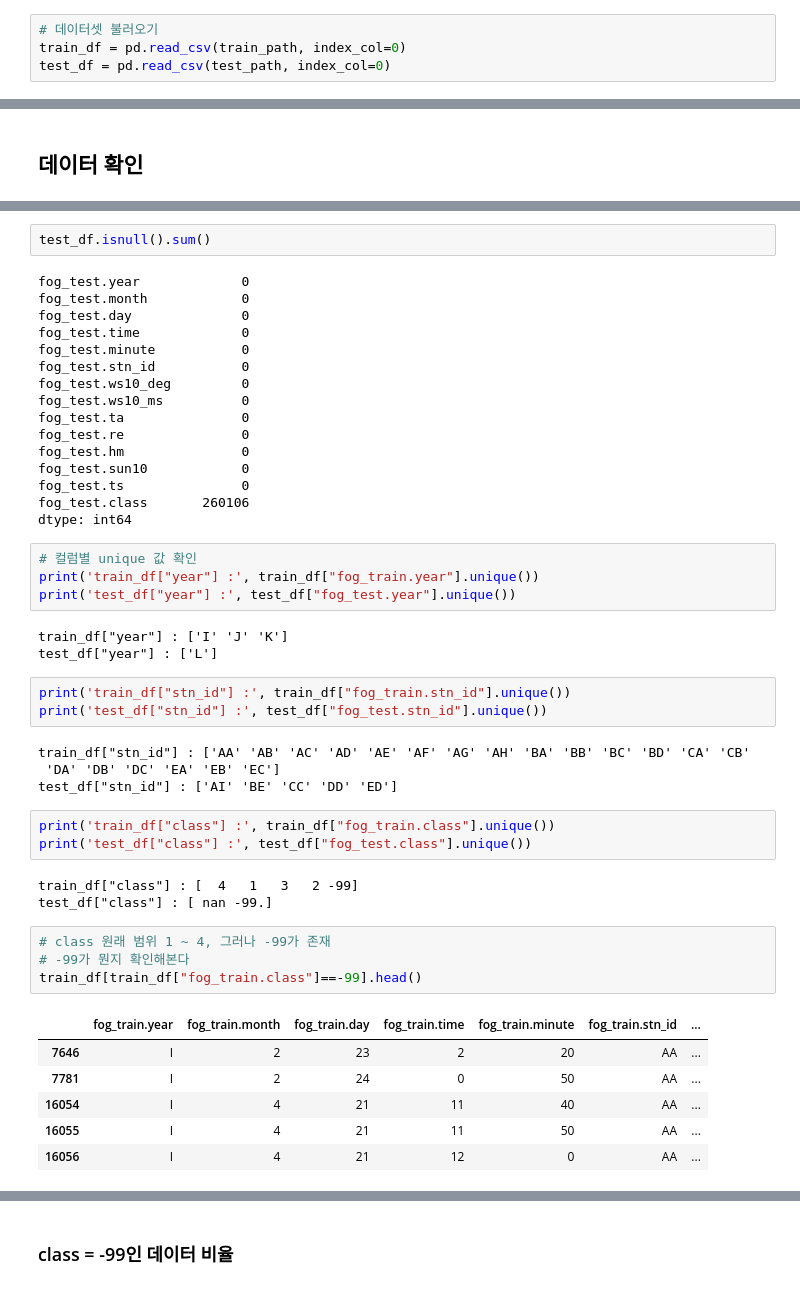
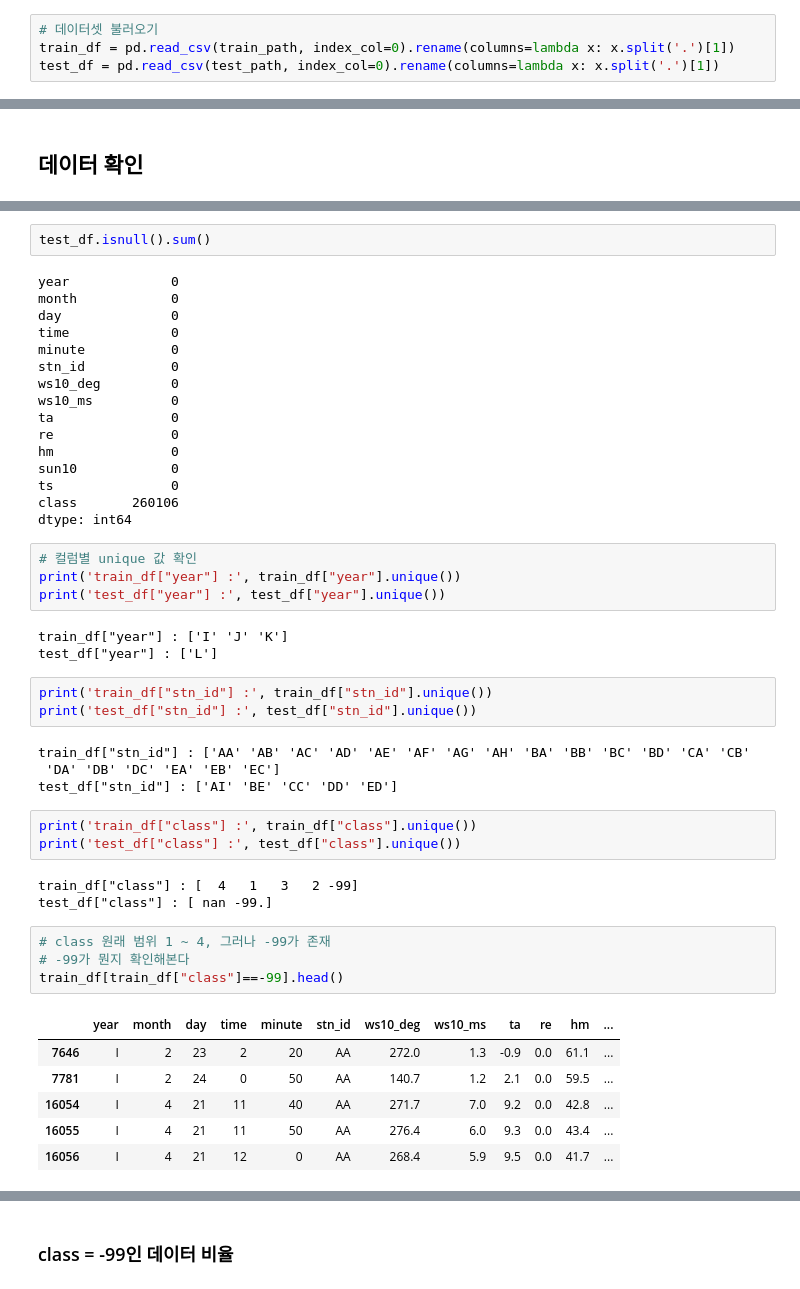
Before and after one commit to benidjor/weather-contest, a Jupyter notebook: modeling_replace_20000_no_tuned_tek.ipynb, the cells around one changed output, grey strips where cells are left out. Cells and saved outputs as stored; diff of their text form.

```diff
--- a/modeling_under_20000_no_tuned_tek.ipynb
+++ b/modeling_replace_20000_no_tuned_tek.ipynb
@@ -58,8 +58,8 @@ train_path = "../fog_data/fog_train.csv"
 test_path = "../fog_data/fog_test.csv"
 # %%
 # 데이터셋 불러오기
-train_df = pd.read_csv(train_path, index_col=0)
-test_df = pd.read_csv(test_path, index_col=0)
+train_df = pd.read_csv(train_path, index_col=0).rename(columns=lambda x: x.split('.')[1])
+test_df = pd.read_csv(test_path, index_col=0).rename(columns=lambda x: x.split('.')[1])
 # %%
 train_df.head()
 # %% [output]
@@ -177,50 +177,50 @@ dtype: int64
 # %%
 test_df.isnull().sum()
 # %% [output]
-fog_test.year             0
-fog_test.month            0
-fog_test.day              0
-fog_test.time             0
-fog_test.minute           0
-fog_test.stn_id           0
-fog_test.ws10_deg         0
-fog_test.ws10_ms          0
-fog_test.ta               0
-fog_test.re               0
-fog_test.hm               0
-fog_test.sun10            0
-fog_test.ts               0
-fog_test.class       260106
+year             0
+month            0
+day              0
+time             0
+minute           0
+stn_id           0
+ws10_deg         0
+ws10_ms          0
+ta               0
+re               0
+hm               0
+sun10            0
+ts               0
+class       260106
 dtype: int64
 # %%
 # 컬럼별 unique 값 확인
-print('train_df["year"] :', train_df["fog_train.year"].unique())
-print('test_df["year"] :', test_df["fog_test.year"].unique())
+print('train_df["year"] :', train_df["year"].unique())
+print('test_df["year"] :', test_df["year"].unique())
 # %% [output]
 train_df["year"] : ['I' 'J' 'K']
 test_df["year"] : ['L']
 # %%
-print('train_df["stn_id"] :', train_df["fog_train.stn_id"].unique())
-print('test_df["stn_id"] :', test_df["fog_test.stn_id"].unique())
+print('train_df["stn_id"] :', train_df["stn_id"].unique())
+print('test_df["stn_id"] :', test_df["stn_id"].unique())
 # %% [output]
 train_df["stn_id"] : ['AA' 'AB' 'AC' 'AD' 'AE' 'AF' 'AG' 'AH' 'BA' 'BB' 'BC' 'BD' 'CA' 'CB'
  'DA' 'DB' 'DC' 'EA' 'EB' 'EC']
 test_df["stn_id"] : ['AI' 'BE' 'CC' 'DD' 'ED']
 # %%
-print('train_df["class"] :', train_df["fog_train.class"].unique())
-print('test_df["class"] :', test_df["fog_test.class"].unique())
+print('train_df["class"] :', train_df["class"].unique())
+print('test_df["class"] :', test_df["class"].unique())
 # %% [output]
 train_df["class"] : [  4   1   3   2 -99]
 test_df["class"] : [ nan -99.]
 # %%
 # class 원래 범위 1 ~ 4, 그러나 -99가 존재
 # -99가 뭔지 확인해본다
-train_df[train_df["fog_train.class"]==-99].head()
+train_df[train_df["class"]==-99].head()
 # %% [output]
-|  | fog_train.year | fog_train.month | fog_train.day | fog_train.time | fog_train.minute | fog_train.stn_id | ... |
-| 7646 | I | 2 | 23 | 2 | 20 | AA | ... |
-| 7781 | I | 2 | 24 | 0 | 50 | AA | ... |
-| 16054 | I | 4 | 21 | 11 | 40 | AA | ... |
-| 16055 | I | 4 | 21 | 11 | 50 | AA | ... |
-| 16056 | I | 4 | 21 | 12 | 0 | AA | ... |
+|  | year | month | day | time | minute | stn_id | ws10_deg | ws10_ms | ta | re | hm | ... |
+| 7646 | I | 2 | 23 | 2 | 20 | AA | 272.0 | 1.3 | -0.9 | 0.0 | 61.1 | ... |
+| 7781 | I | 2 | 24 | 0 | 50 | AA | 140.7 | 1.2 | 2.1 | 0.0 | 59.5 | ... |
+| 16054 | I | 4 | 21 | 11 | 40 | AA | 271.7 | 7.0 | 9.2 | 0.0 | 42.8 | ... |
+| 16055 | I | 4 | 21 | 11 | 50 | AA | 276.4 | 6.0 | 9.3 | 0.0 | 43.4 | ... |
+| 16056 | I | 4 | 21 | 12 | 0 | AA | 268.4 | 5.9 | 9.5 | 0.0 | 41.7 | ... |
 # %%
```
Also changed, not shown: parts of 18 cells of this notebook, 4 other files.
